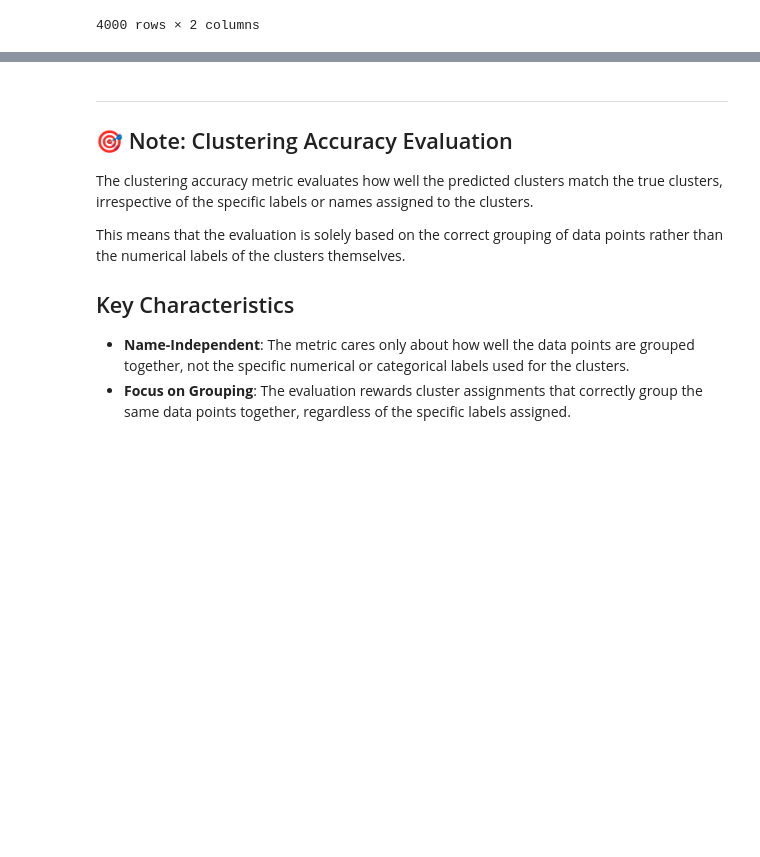
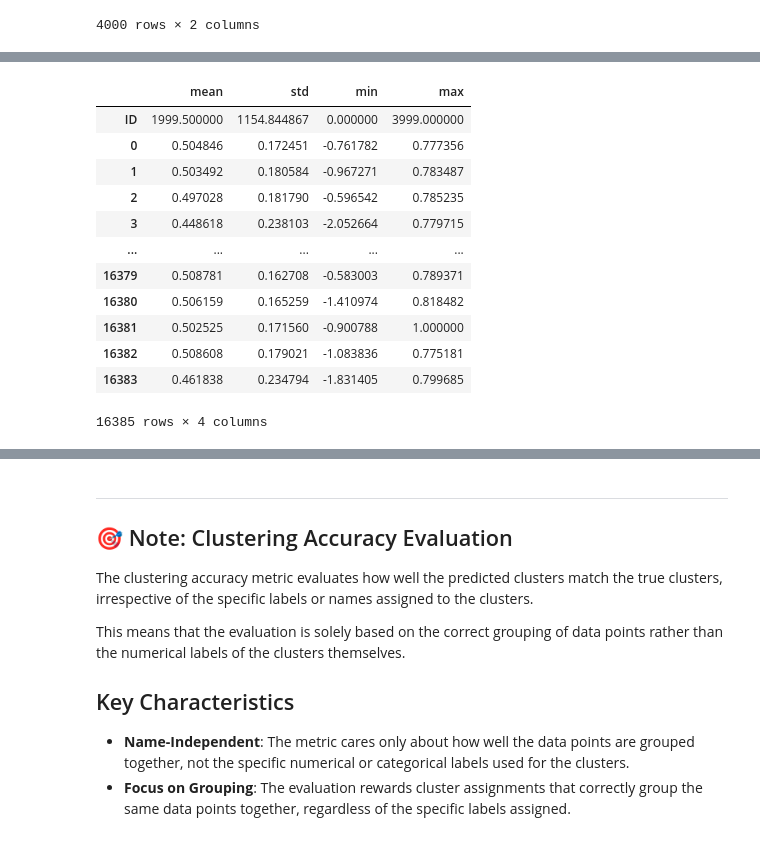
Before and after one commit to fjhanevo/TDT4172, a Jupyter notebook: Assignment2/Chapter_2.ipynb, the cells around one changed output, grey strips where cells are left out. Drawn from its saved outputs; the diff is of its cells as text; code cells hidden in the pictures; blank space fills up the shorter version.

```diff
--- a/Assignment2/Chapter_2.ipynb
+++ b/Assignment2/Chapter_2.ipynb
@@ -492,0 +488,16 @@ data = pd.read_csv("unsupervised_data.csv")
+# %%
+data.describe().T[['mean', 'std', 'min', 'max']]
+# %% [output]
+|  | mean | std | min | max |
+| ID | 1999.500000 | 1154.844867 | 0.000000 | 3999.000000 |
+| 0 | 0.504846 | 0.172451 | -0.761782 | 0.777356 |
+| 1 | 0.503492 | 0.180584 | -0.967271 | 0.783487 |
+| 2 | 0.497028 | 0.181790 | -0.596542 | 0.785235 |
+| 3 | 0.448618 | 0.238103 | -2.052664 | 0.779715 |
+| ... | ... | ... | ... | ... |
+| 16379 | 0.508781 | 0.162708 | -0.583003 | 0.789371 |
+| 16380 | 0.506159 | 0.165259 | -1.410974 | 0.818482 |
+| 16381 | 0.502525 | 0.171560 | -0.900788 | 1.000000 |
+| 16382 | 0.508608 | 0.179021 | -1.083836 | 0.775181 |
+| 16383 | 0.461838 | 0.234794 | -1.831405 | 0.799685 |
+16385 rows × 4 columns
```
Also changed, not shown: parts of 14 cells of this notebook.
